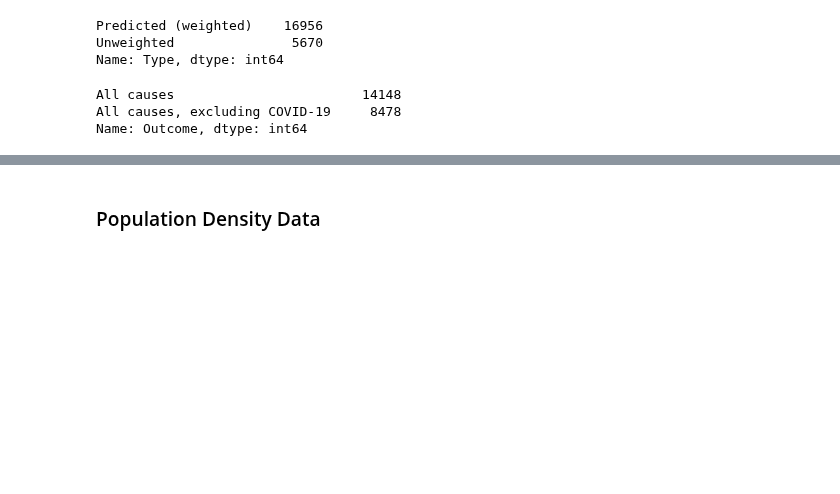
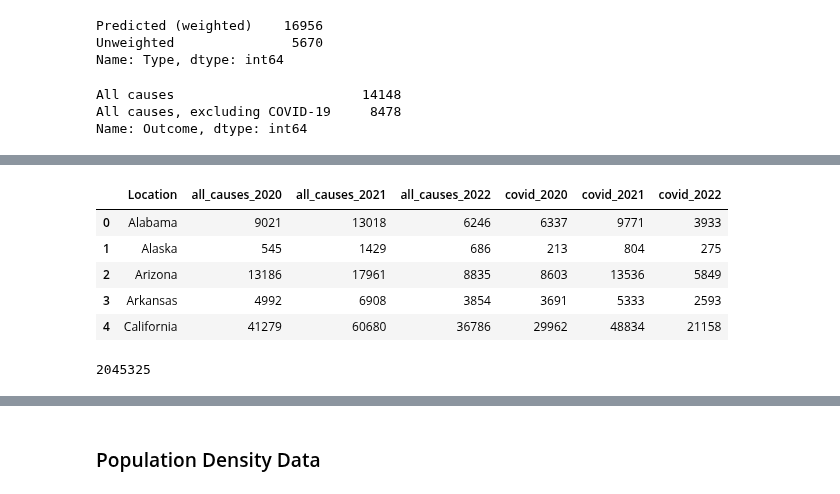
Before and after one commit to rafirahman27/Preparing_for_the_next_Pandemic, a Jupyter notebook: Rafi.ipynb, the cells around one changed output, grey strips where cells are left out. Saved outputs shown, nothing was run; the diff lists cells and outputs as text; code cells hidden in the pictures; blank space fills up the shorter version.

```diff
--- a/Rafi.ipynb
+++ b/Rafi.ipynb
@@ -126,0 +143,27 @@ deaths['Exceeds Threshold'].dtypes
+# %%
+deaths_covid = deaths_covid.pivot(index='State', columns='Location',
+                                  values=['All causes', 'covid'])
+
+deaths_covid.columns = ['_'.join(map(str, col)) for col in deaths_covid.columns]
+deaths_covid = deaths_covid.reset_index()
+deaths_covid.rename(columns={'State': 'Location'}, inplace=True)
+deaths_covid.rename(columns={
+    'All causes_2020': 'all_causes_2020',
+    'All causes_2021': 'all_causes_2021',
+    'All causes_2022': 'all_causes_2022',
+    'covid_2020': 'covid_2020',
+    'covid_2021': 'covid_2021',
+    'covid_2022': 'covid_2022',
+}, inplace=True)
+deaths_covid.head()
+# %% [output]
+|  | Location | all_causes_2020 | all_causes_2021 | all_causes_2022 | covid_2020 | covid_2021 | covid_2022 |
+| 0 | Alabama | 9021 | 13018 | 6246 | 6337 | 9771 | 3933 |
+| 1 | Alaska | 545 | 1429 | 686 | 213 | 804 | 275 |
+| 2 | Arizona | 13186 | 17961 | 8835 | 8603 | 13536 | 5849 |
+| 3 | Arkansas | 4992 | 6908 | 3854 | 3691 | 5333 | 2593 |
+| 4 | California | 41279 | 60680 | 36786 | 29962 | 48834 | 21158 |
+# %%
+(deaths_covid[['covid_2020', 'covid_2021', 'covid_2022']].sum()).sum()
+# %% [output]
+2045325
```
Also changed, not shown: parts of 34 cells of this notebook, 2 other files.
